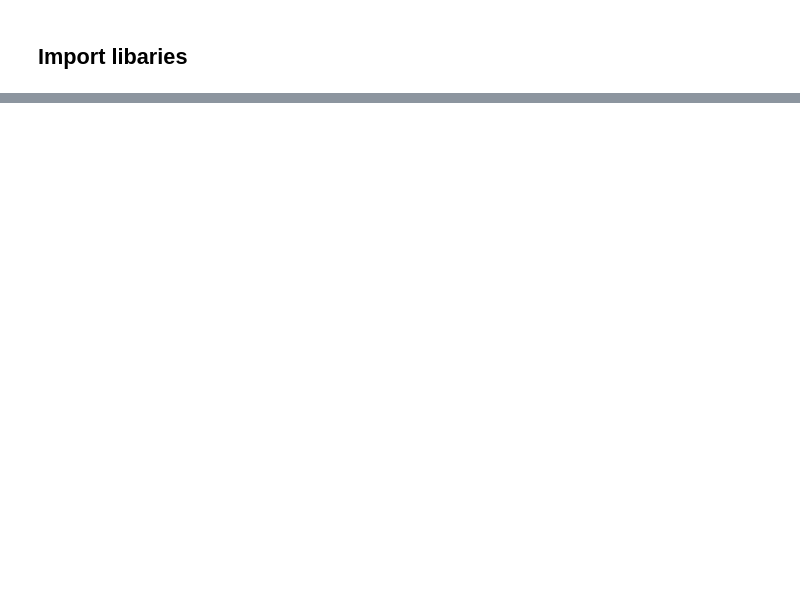
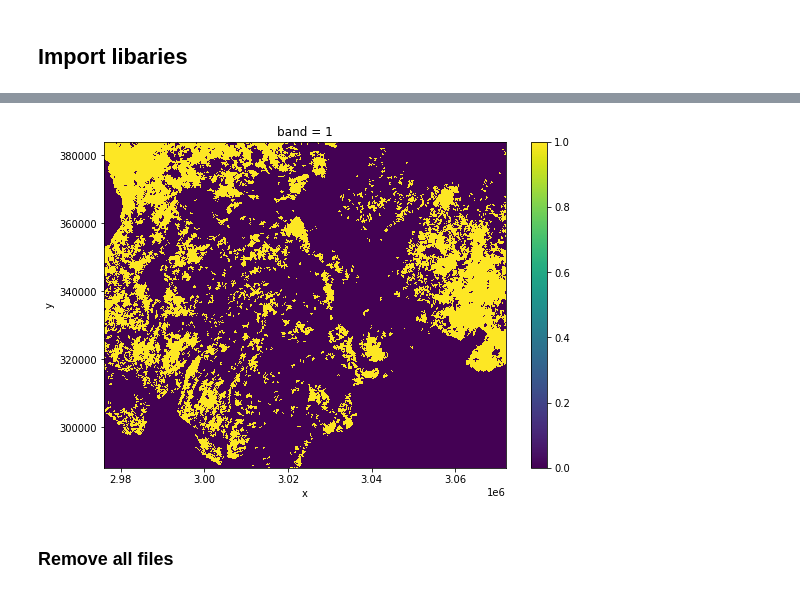
Before and after one commit to digitalearthafrica/crop-mask, a Jupyter notebook: production/1_test_plugin.ipynb, the cells around one changed output, grey strips where cells are left out. Cells and saved outputs as stored; diff of their text form; code cells hidden in the pictures; blank space fills up the shorter version.

```diff
--- a/production/1_test_plugin.ipynb
+++ b/production/1_test_plugin.ipynb
@@ -33,2 +93,8 @@ xr.open_rasterio('crop_mask_eastern/0-1-0/x225/y089/2019--P1Y/crop_mask_eastern_
+# %%
+xr.open_rasterio('crop_mask_eastern/0-1-0/'+a+'/'+b+'/2019--P1Y/crop_mask_eastern_'+a+b+'_2019--P1Y_filtered.tif').squeeze().plot.imshow(size=6);
+# %% [output]
+[figure, added]
+# %% [markdown]
+### Remove all files
 # %%
 !rm -r -f crop_mask_eastern
```
Also changed, not shown: parts of 18 cells of this notebook, 1 other file.
